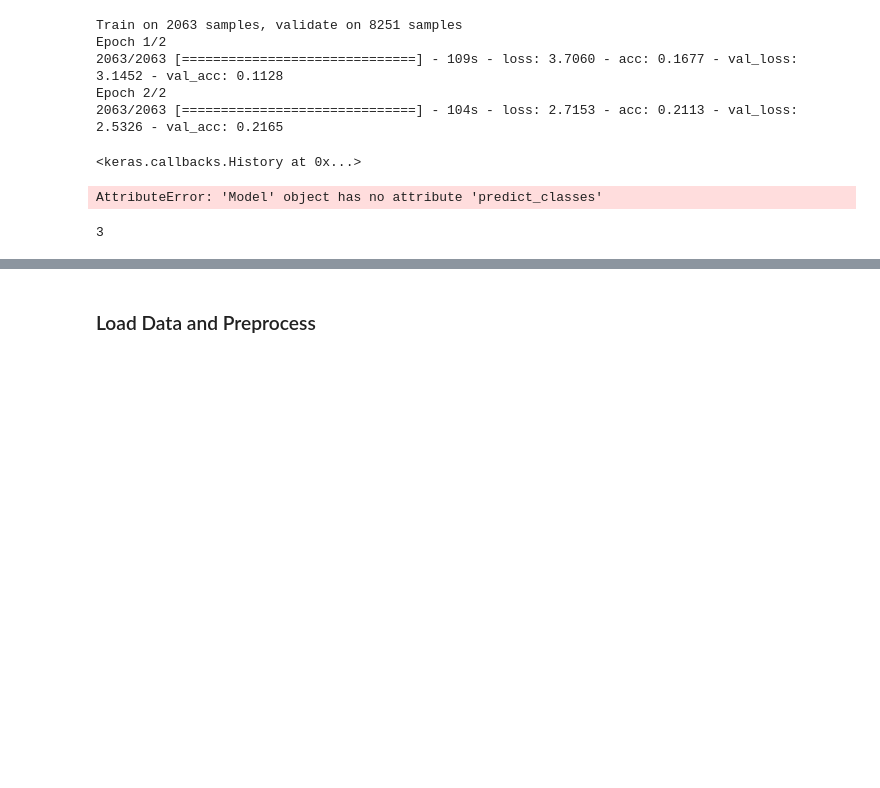
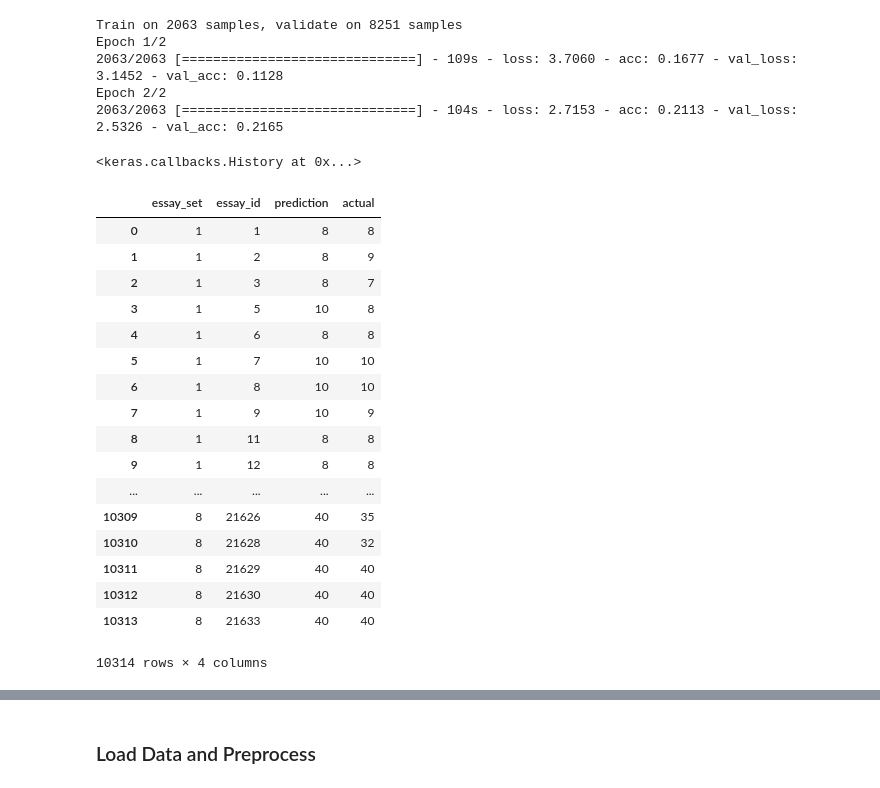
Before and after one commit to zelong430/EssayGrading, a Jupyter notebook: Untitled.ipynb, the cells around one changed output, grey strips where cells are left out. Drawn from its saved outputs; the diff is of its cells as text; code cells hidden in the pictures; blank space fills up the shorter version.

```diff
--- a/Untitled.ipynb
+++ b/Untitled.ipynb
@@ -122,8 +121,0 @@ pred_y = model.predict(x_val, batch_size=32)
-# %%
-model.predict_classes(x_val, batch_size=32)
-# %% [output]
-AttributeError: 'Model' object has no attribute 'predict_classes'
-# %%
-np.argmax(pred_y[7000])
-# %% [output]
-3
@@ -129,0 +126,21 @@ np.argmax(pred_y[7000])
+# %%
+data
+# %% [output]
+|  | essay_set | essay_id | prediction | actual |
+| 0 | 1 | 1 | 8 | 8 |
+| 1 | 1 | 2 | 8 | 9 |
+| 2 | 1 | 3 | 8 | 7 |
+| 3 | 1 | 5 | 10 | 8 |
+| 4 | 1 | 6 | 8 | 8 |
+| 5 | 1 | 7 | 10 | 10 |
+| 6 | 1 | 8 | 10 | 10 |
+| 7 | 1 | 9 | 10 | 9 |
+| 8 | 1 | 11 | 8 | 8 |
+| 9 | 1 | 12 | 8 | 8 |
+| ... | ... | ... | ... | ... |
+| 10309 | 8 | 21626 | 40 | 35 |
+| 10310 | 8 | 21628 | 40 | 32 |
+| 10311 | 8 | 21629 | 40 | 40 |
+| 10312 | 8 | 21630 | 40 | 40 |
+| 10313 | 8 | 21633 | 40 | 40 |
+10314 rows × 4 columns
```
Also changed, not shown: parts of 15 cells of this notebook.
